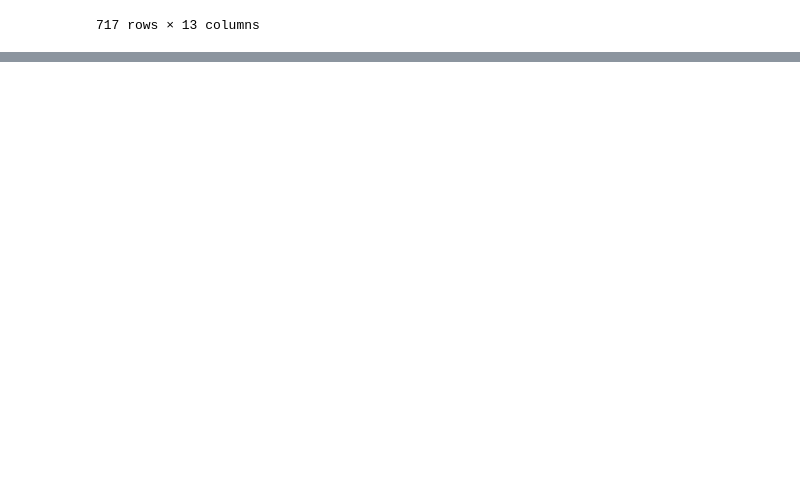
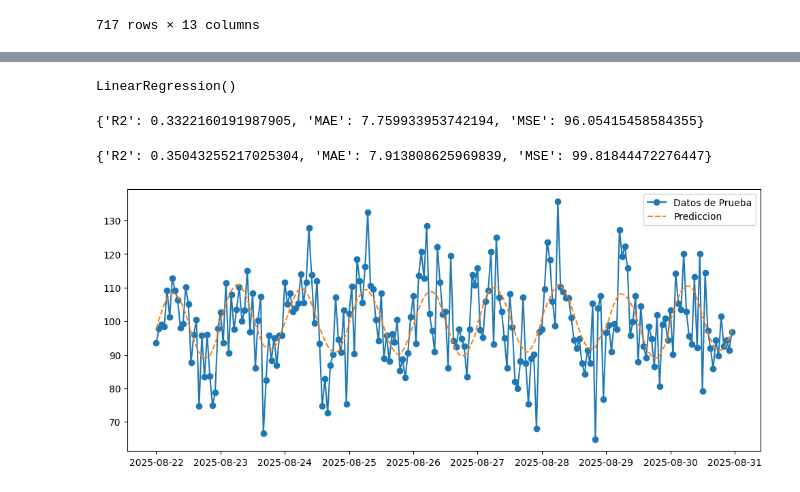
Before and after one commit to asegura4488/CienciaDatos, a Jupyter notebook: Semana6/VentasDiasPredictor.ipynb, the cells around one changed output, grey strips where cells are left out. Saved outputs shown, nothing was run; the diff lists cells and outputs as text; code cells hidden in the pictures; blank space fills up the shorter version.

```diff
--- a/Semana6/VentasDiasPredictor.ipynb
+++ b/Semana6/VentasDiasPredictor.ipynb
@@ -62,7 +62,7 @@ df
 717 rows × 13 columns
 # %%
 # Separar entre muestra de entrenamiento y muestra de prueba
-split = int(len(df)*0.8)
+split = int(len(df)*0.7)
 df_train = df.iloc[:split]
 df_test = df.iloc[split:]
 # %%
@@ -89,0 +73,9 @@ dtype: float64
+# %%
+# Construcción del modelo
+model = LinearRegression()
+model.fit(X_train, y_train)
+# %% [output]
+LinearRegression()
+# %%
+y_pred_train = model.predict(X_train)
+y_pred_test = model.predict(X_test)
@@ -89,0 +89,17 @@ dtype: float64
+# %%
+metrics(y_train, y_pred_train)
+# %% [output]
+{'R2': 0.3322160191987905, 'MAE': 7.759933953742194, 'MSE': 96.05415458584355}
+# %%
+metrics(y_test, y_pred_test)
+# %% [output]
+{'R2': 0.35043255217025304, 'MAE': 7.913808625969839, 'MSE': 99.81844472276447}
+# %%
+plt.figure(figsize=(12,5))
+#plt.plot(df_train['FechaHora'], df_train['Ventas'], label='Entrenamiento')
+plt.plot(df_test['FechaHora'], df_test['Ventas'], label='Datos de Prueba', marker='o')
+plt.plot(df_test['FechaHora'], y_pred_test, label='Prediccion', linestyle='--')
+plt.legend()
+plt.show()
+# %% [output]
+[figure, added]
```
Also changed, not shown: parts of 3 cells of this notebook.
